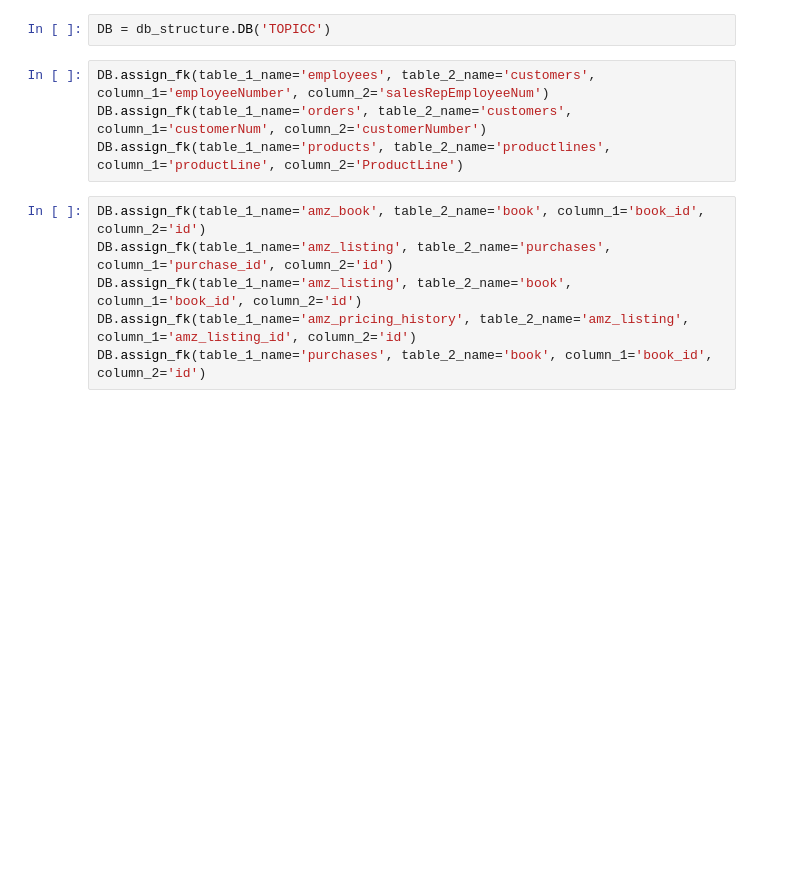
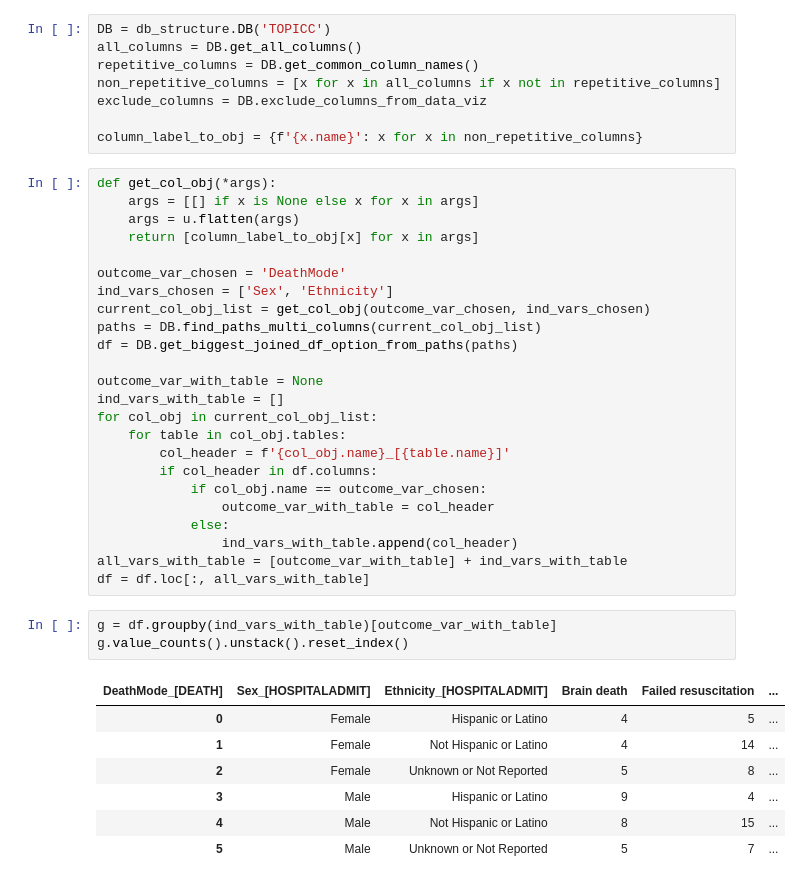
Before and after one commit to sareeneng/cohort-visualization, a Jupyter notebook: scratch.ipynb, the cells around one changed output. Drawn from its saved outputs; the diff is of its cells as text; blank space fills up the shorter version.

```diff
--- a/scratch.ipynb
+++ b/scratch.ipynb
@@ -19,12 +16,43 @@ The autoreload extension is already loaded. To reload it, use:
-# %%
-DB = db_structure.DB('TOPICC')
-# %%
-DB.assign_fk(table_1_name='employees', table_2_name='customers', column_1='employeeNumber', column_2='salesRepEmployeeNum')
-DB.assign_fk(table_1_name='orders', table_2_name='customers', column_1='customerNum', column_2='customerNumber')
-DB.assign_fk(table_1_name='products', table_2_name='productlines', column_1='productLine', column_2='ProductLine')
-# %%
-DB.assign_fk(table_1_name='amz_book', table_2_name='book', column_1='book_id', column_2='id')
-DB.assign_fk(table_1_name='amz_listing', table_2_name='purchases', column_1='purchase_id', column_2='id')
-DB.assign_fk(table_1_name='amz_listing', table_2_name='book', column_1='book_id', column_2='id')
-DB.assign_fk(table_1_name='amz_pricing_history', table_2_name='amz_listing', column_1='amz_listing_id', column_2='id')
-DB.assign_fk(table_1_name='purchases', table_2_name='book', column_1='book_id', column_2='id')
+# %%
+DB = db_structure.DB('TOPICC')
+all_columns = DB.get_all_columns()
+repetitive_columns = DB.get_common_column_names()
+non_repetitive_columns = [x for x in all_columns if x not in repetitive_columns]
+exclude_columns = DB.exclude_columns_from_data_viz
+
+column_label_to_obj = {f'{x.name}': x for x in non_repetitive_columns}
+# %%
+def get_col_obj(*args):
+    args = [[] if x is None else x for x in args]
+    args = u.flatten(args)
+    return [column_label_to_obj[x] for x in args]
+
+outcome_var_chosen = 'DeathMode'
+ind_vars_chosen = ['Sex', 'Ethnicity']
+current_col_obj_list = get_col_obj(outcome_var_chosen, ind_vars_chosen)
+paths = DB.find_paths_multi_columns(current_col_obj_list)
+df = DB.get_biggest_joined_df_option_from_paths(paths)
+
+outcome_var_with_table = None
+ind_vars_with_table = []
+for col_obj in current_col_obj_list:
+    for table in col_obj.tables:
+        col_header = f'{col_obj.name}_[{table.name}]'
+        if col_header in df.columns:
+            if col_obj.name == outcome_var_chosen:
+                outcome_var_with_table = col_header
+            else:
+                ind_vars_with_table.append(col_header)
+all_vars_with_table = [outcome_var_with_table] + ind_vars_with_table
+df = df.loc[:, all_vars_with_table]
+# %%
+g = df.groupby(ind_vars_with_table)[outcome_var_with_table]
+g.value_counts().unstack().reset_index()
+# %% [output]
+| DeathMode_[DEATH] | Sex_[HOSPITALADMIT] | Ethnicity_[HOSPITALADMIT] | Brain death | Failed resuscitation | ... |
+| 0 | Female | Hispanic or Latino | 4 | 5 | ... |
+| 1 | Female | Not Hispanic or Latino | 4 | 14 | ... |
+| 2 | Female | Unknown or Not Reported | 5 | 8 | ... |
+| 3 | Male | Hispanic or Latino | 9 | 4 | ... |
+| 4 | Male | Not Hispanic or Latino | 8 | 15 | ... |
+| 5 | Male | Unknown or Not Reported | 5 | 7 | ... |
```
Also changed, not shown: parts of 16 cells of this notebook, 1 other file.
